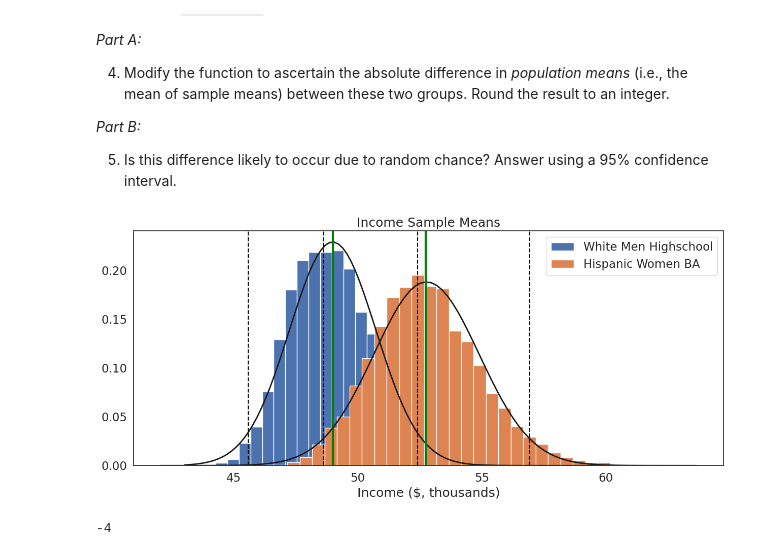
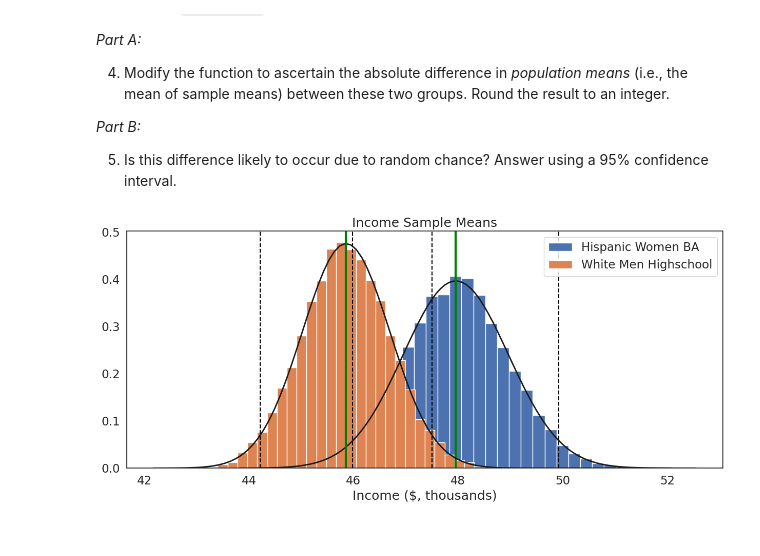
Before and after one commit to Trisken221/QM2, a Jupyter notebook: notebooks/W05. Distributions and Basic Statistics.ipynb, the cells around one changed output. Drawn from its saved outputs; the diff is of its cells as text; code cells hidden in the pictures.

```diff
--- a/notebooks/W05. Distributions and Basic Statistics.ipynb
+++ b/notebooks/W05. Distributions and Basic Statistics.ipynb
@@ -234,7 +235,7 @@ What is the most common profession?
 Now that we've cleaned our data up, let's have a closer look at the *distribution* of our data. The best way to do this is using a histogram, which takes one variable and divides its values into a number of bins shown on the X axis, and then counts the number of observations in each of those bins on the Y axis. Let's start by looking at the distribution of the `income` variable:
 # %%
 df=df[df['year']==2013] # filter the dataframe to only contain 2013 data
-
+df['income']=df['incwage']/1000
 plt.hist(df['income']) # plot a histogram of the income variable
 plt.show() # show the plot
 # %% [output]
@@ -584,8 +589,11 @@ import numpy as np
 import matplotlib.pyplot as plt
 from scipy.stats import norm
 df['income']=df['incwage']/1000
-men = df[(df['sex'] == 1) & (df['race'] == 1) & (df['sch'] == 12)]['income']
-women = df[(df['sex'] == 2) & (df['race'] == 3) & (df['sch'] >= 16)]['income']
+
+white_men_hs = df[(df['sex'] == 1) & (df['race'] == 1) & (df['sch'] == 12)]['income']
+df['sch'] = pd.to_numeric(df['sch'], errors='coerce') #errors='coerce' handles potential errors if string values cannot be converted.
+hispanic_women_ba = df[(df['sex'] == 2) & (df['race'] == 3) & (df['sch'] >= 16)]['income']
+groups = [white_men_hs, hispanic_women_ba]
 
 def two_hist(groups,group_labs,xlab, title): # define a function called two_hist that takes a list of groups, a list of group labels, an x-axis label, and a title as arguments
 
@@ -596,41 +604,33 @@ def two_hist(groups,group_labs,xlab, title): # define a function called two_hist
 			it+=1 # increase the iterator by 1
 			sample_size=1000 # set the sample size equal to 1000
 			sample_means=[] # create an empty list to store sample means
 			iterations=10000 # set the number of iterations equal to 10,000
 
 			for i in range(0,iterations): # loop through the number of iterations
 				sample=var.sample(sample_size, replace=True) # draw a sample of the size specified by the "sample_size" parameter
 				sample_mean=sample.mean() # calculate the mean of the sample
 				sample_means.append(sample_mean) # append the sample mean to the list of sample means
 
 			plt.hist(sample_means, bins=int(iterations/300),edgecolor='white',density=True, label=group_labs[it])  # plot a histogram of the sample means
 			mu, se = norm.fit(sample_means) # fit a normal distribution to the data
 			xmin, xmax = plt.xlim() # set the x-axis limits
 			x = np.linspace(xmin, xmax, 100) # create a range of values from the minimum to the maximum x-axis value
 			p = norm.pdf(x, mu, se) # calculate the probability density function for the normal distribution
 
 			mean=var.mean() # calculate the mean of the variable
 			lower_ci=mu-se*1.96 # calculate the lower bound of the 95% confidence interval
 			upper_ci=mu+se*1.96 # calculate the upper bound of the 95% confidence interval
 
 			plt.plot(x, p, 'k', linewidth=2) # plot the normal distribution
 			plt.xlabel(xlab) # add an x-axis label
 			plt.title(title) # add a title
 			plt.axvline(mean, color='green', linestyle='solid', linewidth=3) # add a vertical line at the mean of the variable
 			plt.axvline(lower_ci, color='black', linestyle='dashed', linewidth=1.5) # add a vertical line at the mean minus 2 standard deviations
 			plt.axvline(upper_ci, color='black', linestyle='dashed', linewidth=1.5) # add a vertical line at the mean plus 2 standard deviations
 			plt.legend() # add a legend
 
-		plt.show()  # show the plot
+plt.show()  # show the plot
 
-two_hist([men, women], ['White Men Highschool', 'Hispanic Women BA'], 'Income ($, thousands)', "Income Sample Means")
+two_hist([hispanic_women_ba,white_men_hs,], ['Hispanic Women BA', 'White Men Highschool'], 'Income ($, thousands)', "Income Sample Means")
 # %% [output]
-[figure, old version]
+[figure, new version]
-# %%
-# Modify the function to ascertain the absolute difference in population means (i.e., the mean of sample means) between these two groups. Round the result to an integer.
-men_mean=men.mean()
-women_mean=women.mean()
-#Round the result to an integer.
-round(men_mean-women_mean)
-# %% [output]
--4
```
Also changed, not shown: parts of 18 cells of this notebook.
